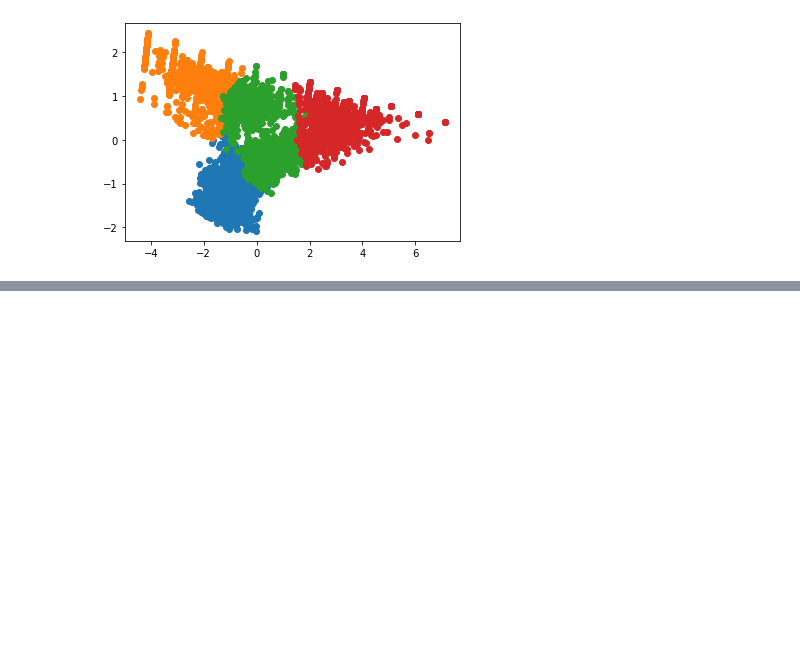
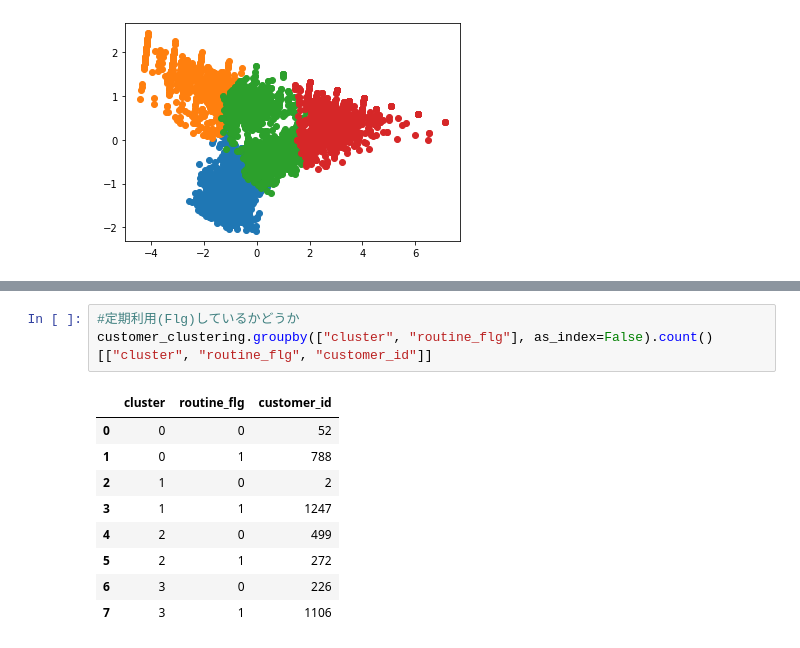
Before and after one commit to katuhito/workspace003, a Jupyter notebook: knock003.ipynb, the cells around one changed output, grey strips where cells are left out. Drawn from its saved outputs; the diff is of its cells as text; blank space fills up the shorter version.

Commit message:
退会／継続顧客／定期利用

```diff
--- a/knock003.ipynb
+++ b/knock003.ipynb
@@ -462,0 +480,13 @@ for i in customer_clustering["cluster"].unique():
+# %%
+#定期利用(Flg)しているかどうか
+customer_clustering.groupby(["cluster", "routine_flg"], as_index=False).count()[["cluster", "routine_flg", "customer_id"]]
+# %% [output]
+|  | cluster | routine_flg | customer_id |
+| 0 | 0 | 0 | 52 |
+| 1 | 0 | 1 | 788 |
+| 2 | 1 | 0 | 2 |
+| 3 | 1 | 1 | 1247 |
+| 4 | 2 | 0 | 499 |
+| 5 | 2 | 1 | 272 |
+| 6 | 3 | 0 | 226 |
+| 7 | 3 | 1 | 1106 |
```
Also changed, not shown: parts of 2 cells of this notebook, 1 other file.
